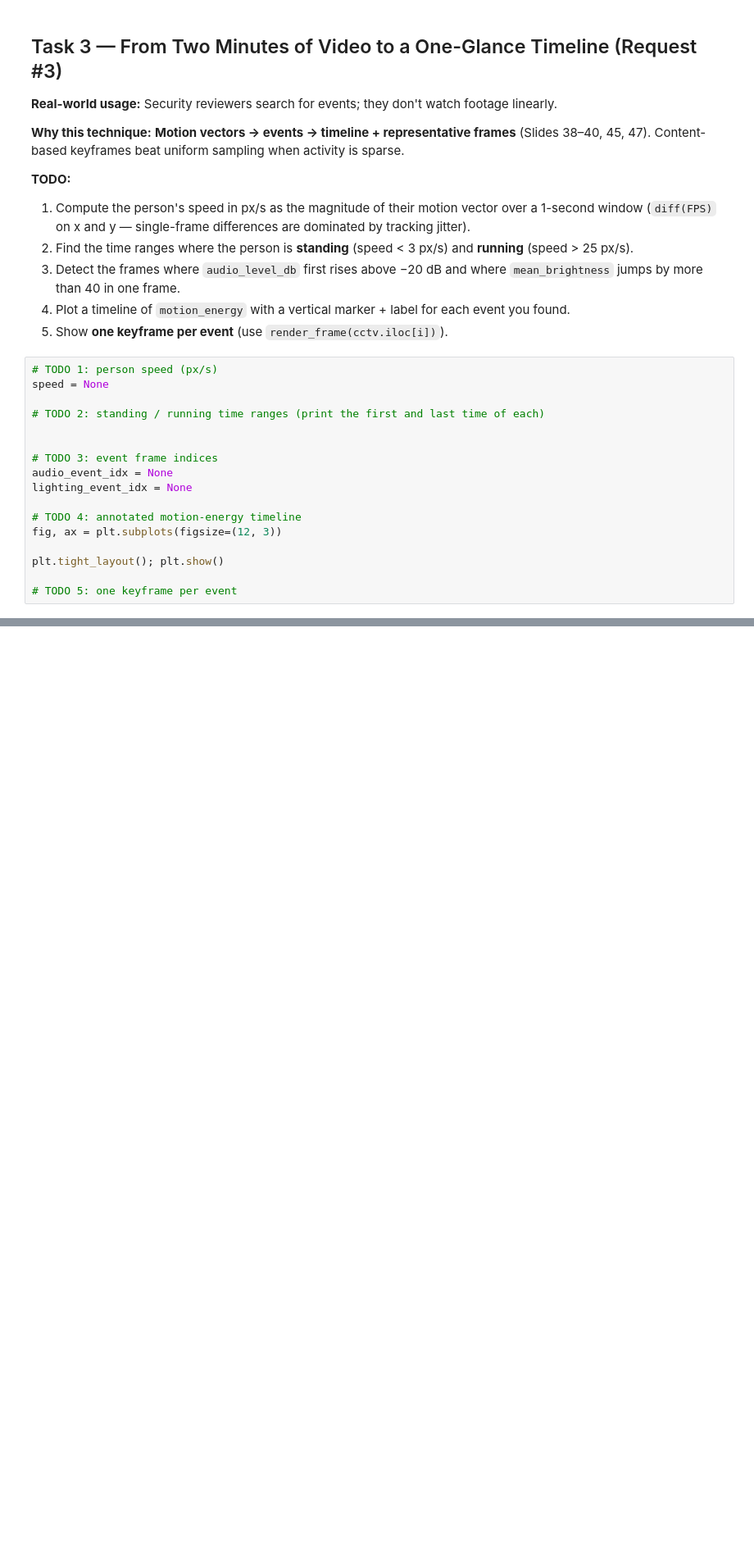
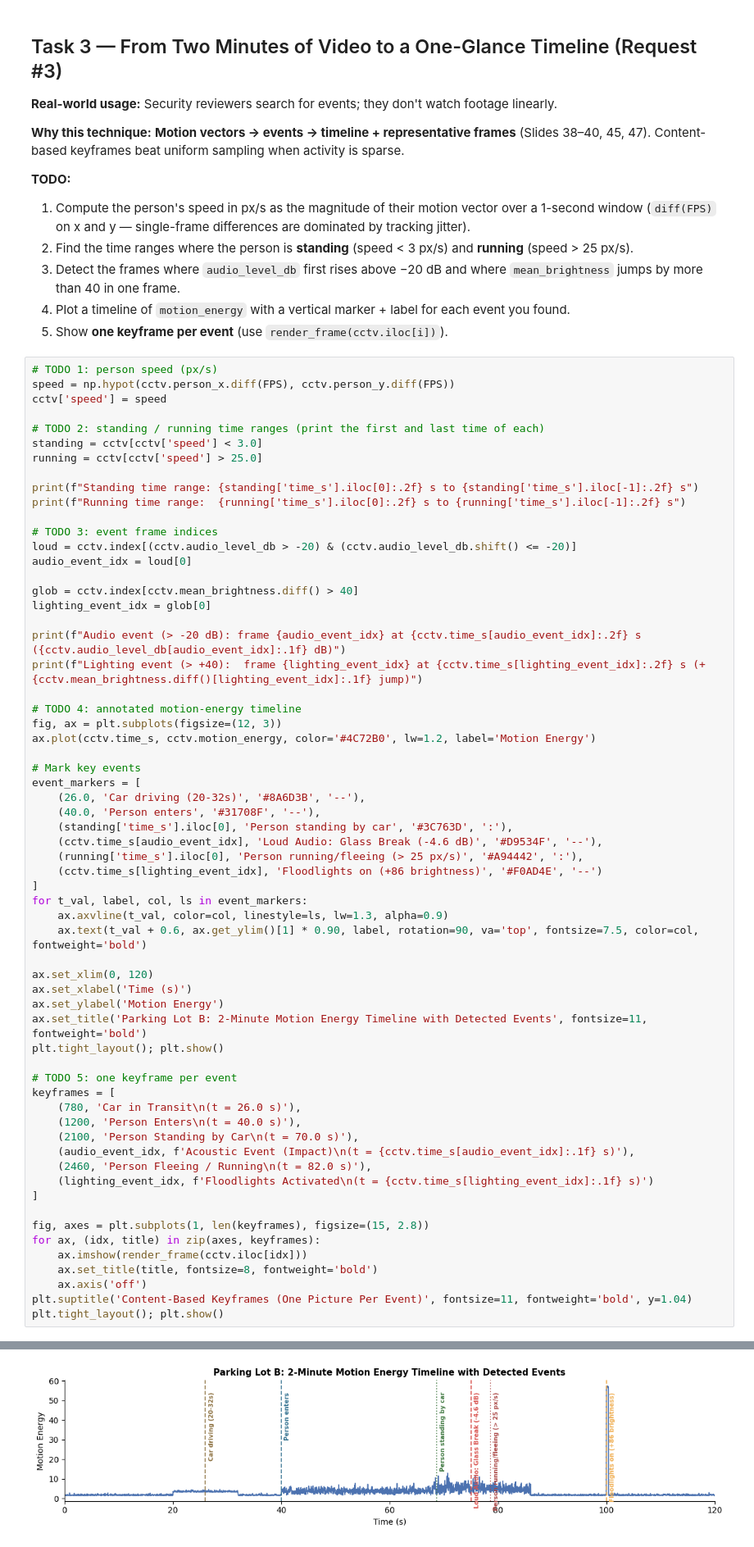
Before and after one commit to adarshm1705/VDUI-unit-3-assignment, a Jupyter notebook: unit3_ppt1_activity.ipynb, the cells around one changed output, grey strips where cells are left out. Shown at 82% size. Drawn from its saved outputs; the diff is of its cells as text; blank space fills up the shorter version.

Commit message:
Complete Exercise 1: The Parking-Lot Incident Review (SRN: PES2UG24CS028)

```diff
--- a/unit3_ppt1_activity.ipynb
+++ b/unit3_ppt1_activity.ipynb
@@ -172,18 +223,64 @@ Content-based keyframes beat uniform sampling when activity is sparse.
 5. Show **one keyframe per event** (use `render_frame(cctv.iloc[i])`).
 # %%
 # TODO 1: person speed (px/s)
-speed = None
+speed = np.hypot(cctv.person_x.diff(FPS), cctv.person_y.diff(FPS))
+cctv['speed'] = speed
 
 # TODO 2: standing / running time ranges (print the first and last time of each)
+standing = cctv[cctv['speed'] < 3.0]
+running = cctv[cctv['speed'] > 25.0]
 
+print(f"Standing time range: {standing['time_s'].iloc[0]:.2f} s to {standing['time_s'].iloc[-1]:.2f} s")
+print(f"Running time range:  {running['time_s'].iloc[0]:.2f} s to {running['time_s'].iloc[-1]:.2f} s")
 
 # TODO 3: event frame indices
-audio_event_idx = None
-lighting_event_idx = None
+loud = cctv.index[(cctv.audio_level_db > -20) & (cctv.audio_level_db.shift() <= -20)]
+audio_event_idx = loud[0]
+
+glob = cctv.index[cctv.mean_brightness.diff() > 40]
+lighting_event_idx = glob[0]
+
+print(f"Audio event (> -20 dB): frame {audio_event_idx} at {cctv.time_s[audio_event_idx]:.2f} s ({cctv.audio_level_db[audio_event_idx]:.1f} dB)")
+print(f"Lighting event (> +40):  frame {lighting_event_idx} at {cctv.time_s[lighting_event_idx]:.2f} s (+{cctv.mean_brightness.diff()[lighting_event_idx]:.1f} jump)")
 
 # TODO 4: annotated motion-energy timeline
 fig, ax = plt.subplots(figsize=(12, 3))
+ax.plot(cctv.time_s, cctv.motion_energy, color='#4C72B0', lw=1.2, label='Motion Energy')
 
+# Mark key events
+event_markers = [
+    (26.0, 'Car driving (20-32s)', '#8A6D3B', '--'),
+    (40.0, 'Person enters', '#31708F', '--'),
+    (standing['time_s'].iloc[0], 'Person standing by car', '#3C763D', ':'),
+    (cctv.time_s[audio_event_idx], 'Loud Audio: Glass Break (-4.6 dB)', '#D9534F', '--'),
+    (running['time_s'].iloc[0], 'Person running/fleeing (> 25 px/s)', '#A94442', ':'),
+    (cctv.time_s[lighting_event_idx], 'Floodlights on (+86 brightness)', '#F0AD4E', '--')
+]
+for t_val, label, col, ls in event_markers:
+    ax.axvline(t_val, color=col, linestyle=ls, lw=1.3, alpha=0.9)
+    ax.text(t_val + 0.6, ax.get_ylim()[1] * 0.90, label, rotation=90, va='top', fontsize=7.5, color=col, fontweight='bold')
+
+ax.set_xlim(0, 120)
+ax.set_xlabel('Time (s)')
+ax.set_ylabel('Motion Energy')
+ax.set_title('Parking Lot B: 2-Minute Motion Energy Timeline with Detected Events', fontsize=11, fontweight='bold')
 plt.tight_layout(); plt.show()
 
 # TODO 5: one keyframe per event
+keyframes = [
+    (780, 'Car in Transit\n(t = 26.0 s)'),
+    (1200, 'Person Enters\n(t = 40.0 s)'),
+    (2100, 'Person Standing by Car\n(t = 70.0 s)'),
+    (audio_event_idx, f'Acoustic Event (Impact)\n(t = {cctv.time_s[audio_event_idx]:.1f} s)'),
+    (2460, 'Person Fleeing / Running\n(t = 82.0 s)'),
+    (lighting_event_idx, f'Floodlights Activated\n(t = {cctv.time_s[lighting_event_idx]:.1f} s)')
+]
+
+fig, axes = plt.subplots(1, len(keyframes), figsize=(15, 2.8))
+for ax, (idx, title) in zip(axes, keyframes):
+    ax.imshow(render_frame(cctv.iloc[idx]))
+    ax.set_title(title, fontsize=8, fontweight='bold')
+    ax.axis('off')
+plt.suptitle('Content-Based Keyframes (One Picture Per Event)', fontsize=11, fontweight='bold', y=1.04)
+plt.tight_layout(); plt.show()
+# %% [output]
@@ -189,0 +291 @@ plt.tight_layout(); plt.show()
+[figure, added]
```
Also changed, not shown: parts of 13 cells of this notebook, 2 other files.
